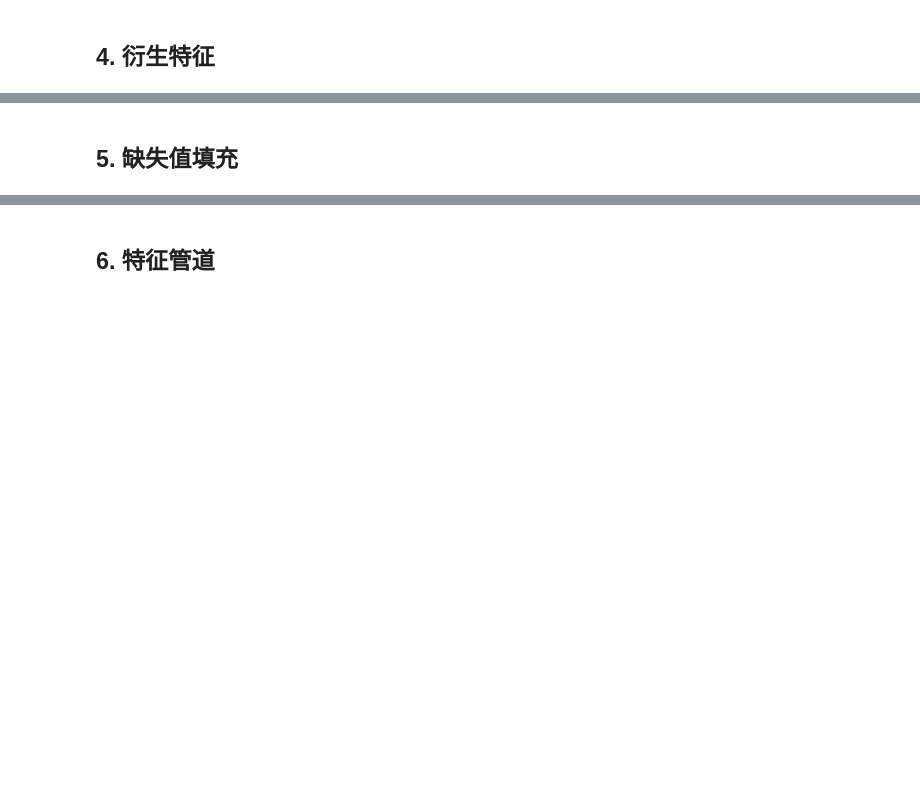
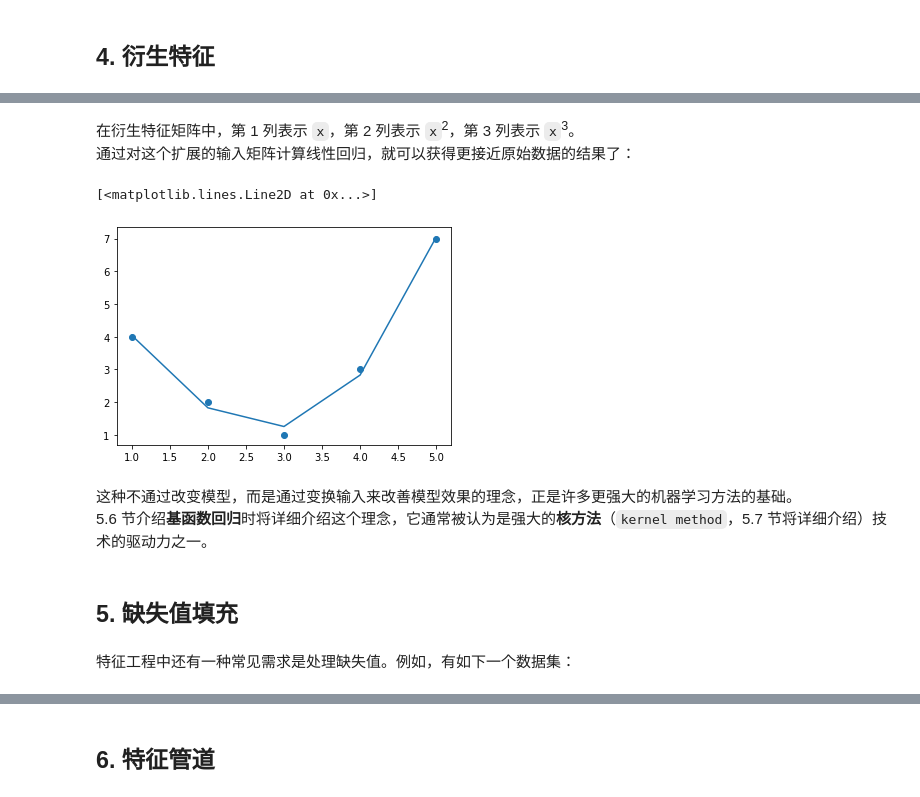
Before and after one commit to michaelbrucelin/HelloLanguage, a Jupyter notebook: Jupyter/Python/Book/Python数据科学手册/04-机器学习/04-特征工程.ipynb, the cells around one changed output, grey strips where cells are left out. Drawn from its saved outputs; the diff is of its cells as text; code cells hidden in the pictures; blank space fills up the shorter version.

```diff
--- a/Jupyter/Python/Book/Python数据科学手册/04-机器学习/04-特征工程.ipynb
+++ b/Jupyter/Python/Book/Python数据科学手册/04-机器学习/04-特征工程.ipynb
@@ -76,2 +166,18 @@ vec.fit_transform(data)
+# %% [markdown]
+在衍生特征矩阵中，第 1 列表示 `x`，第 2 列表示 `x`<sup>2</sup>，第 3 列表示 `x`<sup>3</sup>。
+通过对这个扩展的输入矩阵计算线性回归，就可以获得更接近原始数据的结果了：
+# %%
+model = LinearRegression().fit(X2, y)
+yfit = model.predict(X2)
+plt.scatter(x, y)
+plt.plot(x, yfit)
+# %% [output]
+[<matplotlib.lines.Line2D at 0x...>]
+[figure, added]
+# %% [markdown]
+这种不通过改变模型，而是通过变换输入来改善模型效果的理念，正是许多更强大的机器学习方法的基础。
+5.6 节介绍**基函数回归**时将详细介绍这个理念，它通常被认为是强大的**核方法**（`kernel method`，5.7 节将详细介绍）技术的驱动力之一。
 # %% [markdown]
 ## 5. 缺失值填充
+# %% [markdown]
+特征工程中还有一种常见需求是处理缺失值。例如，有如下一个数据集：
```
Also changed, not shown: parts of 28 cells of this notebook, 3 other files.
